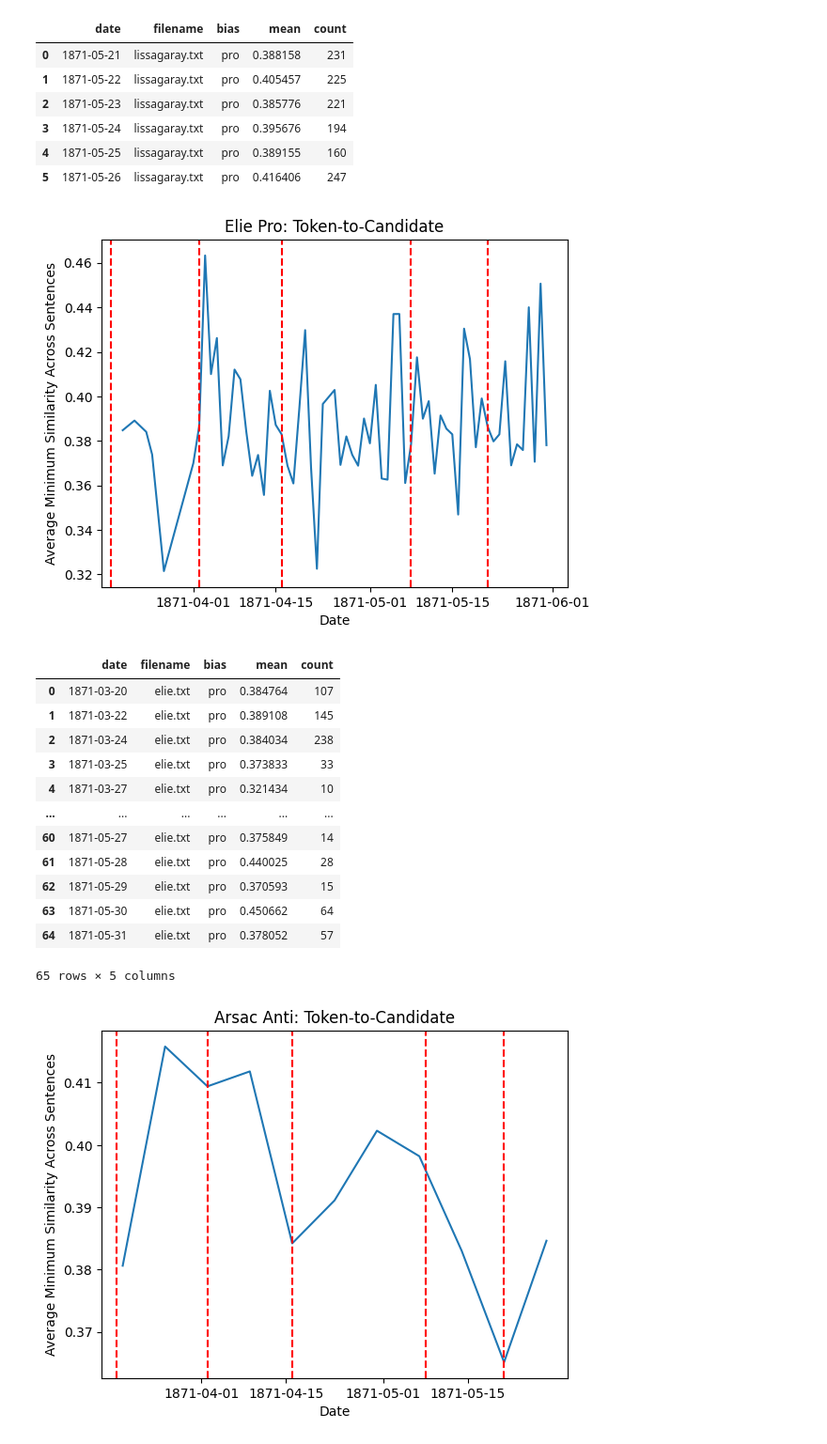
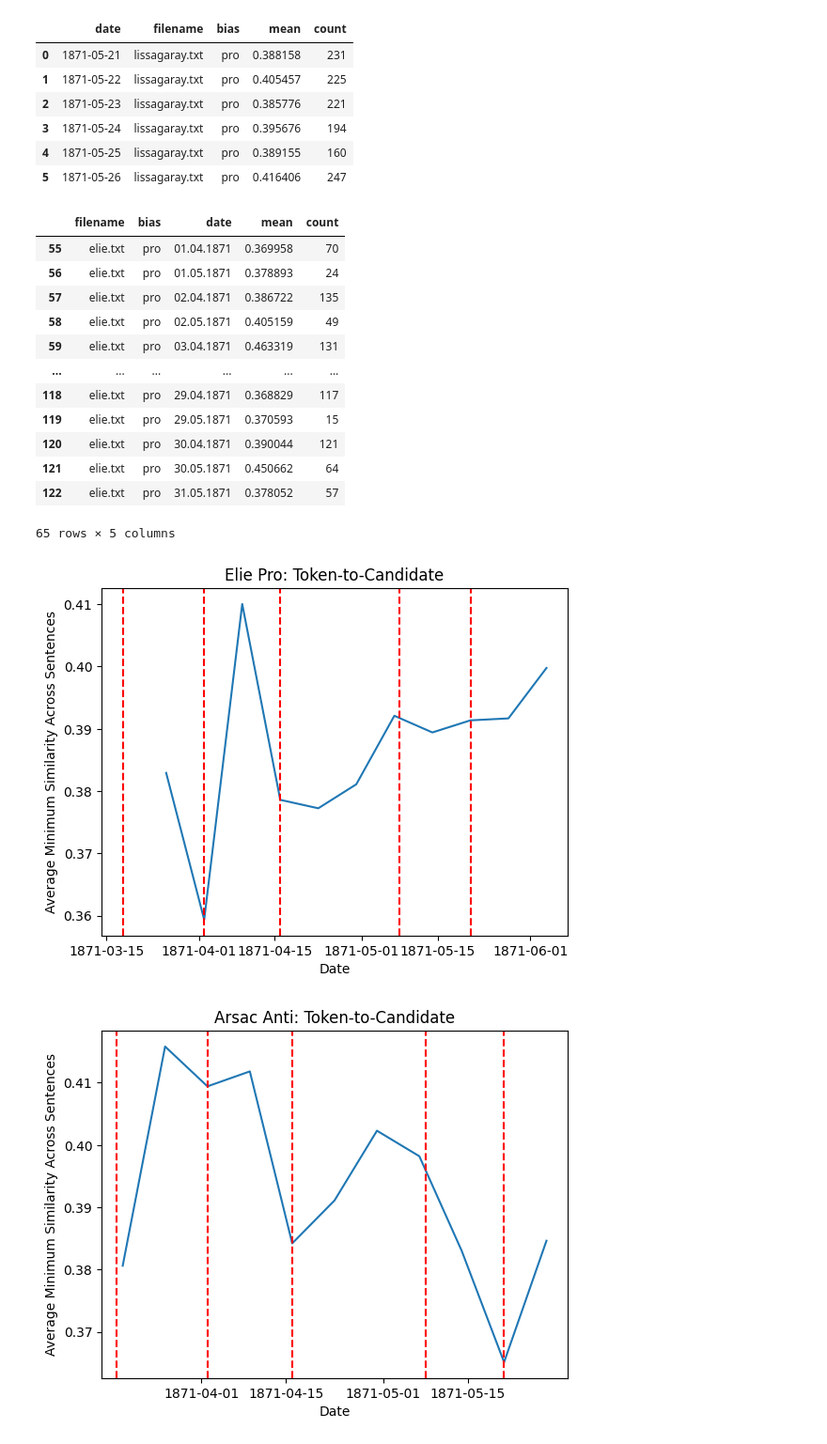
Before and after one commit to shayayan/commune_memoirs_epfl_dh412, a Jupyter notebook: memoir_cleaning.ipynb, the cells around one changed output. Shown at 94% size. Drawn from its saved outputs; the diff is of its cells as text; code cells hidden in the pictures.

```diff
--- a/memoir_cleaning.ipynb
+++ b/memoir_cleaning.ipynb
@@ -144,7 +144,7 @@ for index, row in commune_memoirs.iterrows():
     memoir = memoir.replace(" <SB> <PB> ", " <PB> ")
 
     # list of words and phrases we're interested in
-    wois = ["commune"]
+    wois = ["commune", "versaillais", "communards", "thiers", "ferré", "ivre"]
     # list of words and phrase we certainly don't want spellchecker to 'fix'
     preserved = ["<PB>", "<SB>"]
 
@@ -995,50 +1048,62 @@ group_by
 | 3 | 1871-05-24 | lissagaray.txt | pro | 0.395676 | 194 |
 | 4 | 1871-05-25 | lissagaray.txt | pro | 0.389155 | 160 |
 | 5 | 1871-05-26 | lissagaray.txt | pro | 0.416406 | 247 |
+# %%
+import matplotlib.pyplot as plt
+voi = 'sentence_ttb_sim_min'
+group_by = date_view_sentence_evaluation.groupby(['filename', 'bias', 'date'])[voi].agg(['mean', 'count']).reset_index()
+group_by = group_by[group_by['count'] > 4]
+group_by = group_by[~group_by['date'].str.contains('_strange')]
+group_by = group_by[group_by['filename'] == "elie.txt"]
+group_by
+# %% [output]
+|  | filename | bias | date | mean | count |
+| 55 | elie.txt | pro | 01.04.1871 | 0.369958 | 70 |
+| 56 | elie.txt | pro | 01.05.1871 | 0.378893 | 24 |
+| 57 | elie.txt | pro | 02.04.1871 | 0.386722 | 135 |
+| 58 | elie.txt | pro | 02.05.1871 | 0.405159 | 49 |
+| 59 | elie.txt | pro | 03.04.1871 | 0.463319 | 131 |
+| ... | ... | ... | ... | ... | ... |
+| 118 | elie.txt | pro | 29.04.1871 | 0.368829 | 117 |
+| 119 | elie.txt | pro | 29.05.1871 | 0.370593 | 15 |
+| 120 | elie.txt | pro | 30.04.1871 | 0.390044 | 121 |
+| 121 | elie.txt | pro | 30.05.1871 | 0.450662 | 64 |
+| 122 | elie.txt | pro | 31.05.1871 | 0.378052 | 57 |
+65 rows × 5 columns
 # %%
 import matplotlib.pyplot as plt
 voi = 'sentence_ttb_sim_min'
 group_by = date_view_sentence_evaluation.groupby(['filename', 'bias', 'date'])[voi].agg(['mean', 'count']).reset_index()
-#group_by = group_by[group_by['count'] > 4]
+group_by = group_by[group_by['count'] > 4]
 group_by = group_by[~group_by['date'].str.contains('_strange')]
 group_by = group_by[group_by['filename'] == "elie.txt"]
 group_by['date'] = pd.to_datetime(group_by['date'], format='%d.%m.%Y')
 
 group_by = group_by.sort_values('date')
 group_by.set_index('date', inplace=True)
-#group_by = group_by.resample('W').agg({'mean': 'mean', 'filename': lambda x: x.iloc[0], 'bias': lambda x: x.iloc[0], 'count': lambda x: x.iloc[0]})
+group_by = group_by.resample('W').agg({'mean': 'mean', 'filename': lambda x: x.iloc[0], 'bias': lambda x: x.iloc[0], 'count': lambda x: x.iloc[0]})
 
 group_by = group_by.reset_index()
 
 
 plt.plot(group_by['date'], group_by['mean'])
 
 plt.xlabel('Date')
 plt.ylabel('Average Minimum Similarity Across Sentences')
 plt.title('Elie Pro: Token-to-Candidate')
 plt.axvline(pd.to_datetime('1871-05-21'), color='red', linestyle='--')
 plt.axvline(pd.to_datetime('1871-05-08'), color='red', linestyle='--')
 plt.axvline(pd.to_datetime('1871-04-16'), color='red', linestyle='--')
 plt.axvline(pd.to_datetime('1871-04-02'), color='red', linestyle='--')
 plt.axvline(pd.to_datetime('1871-03-18'), color='red', linestyle='--')
 plt.show()
 
 group_by
+
+with open('elie_ttb_daily.pkl', 'wb') as f:
+    pickle.dump(group_by, f)
 # %% [output]
-[figure, old version]
+[figure, new version]
-|  | date | filename | bias | mean | count |
-| 0 | 1871-03-20 | elie.txt | pro | 0.384764 | 107 |
-| 1 | 1871-03-22 | elie.txt | pro | 0.389108 | 145 |
-| 2 | 1871-03-24 | elie.txt | pro | 0.384034 | 238 |
-| 3 | 1871-03-25 | elie.txt | pro | 0.373833 | 33 |
-| 4 | 1871-03-27 | elie.txt | pro | 0.321434 | 10 |
-| ... | ... | ... | ... | ... | ... |
-| 60 | 1871-05-27 | elie.txt | pro | 0.375849 | 14 |
-| 61 | 1871-05-28 | elie.txt | pro | 0.440025 | 28 |
-| 62 | 1871-05-29 | elie.txt | pro | 0.370593 | 15 |
-| 63 | 1871-05-30 | elie.txt | pro | 0.450662 | 64 |
-| 64 | 1871-05-31 | elie.txt | pro | 0.378052 | 57 |
-65 rows × 5 columns
 # %%
 import matplotlib.pyplot as plt
 voi = 'sentence_ttb_sim_min'
```
Also changed, not shown: parts of 52 cells of this notebook, 34 other files.
